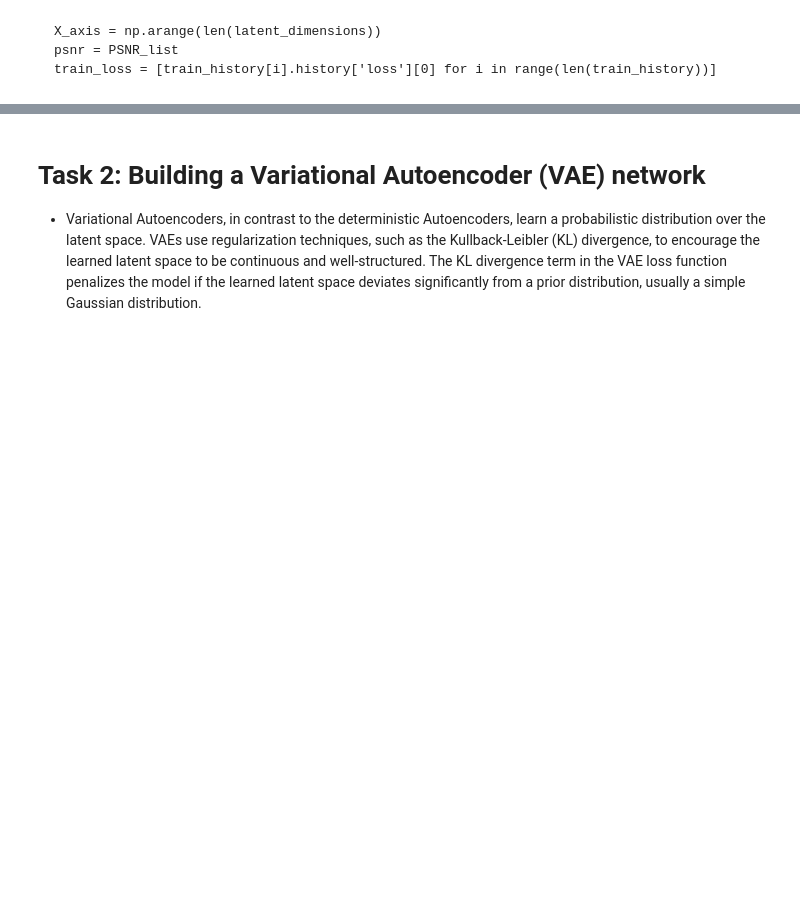
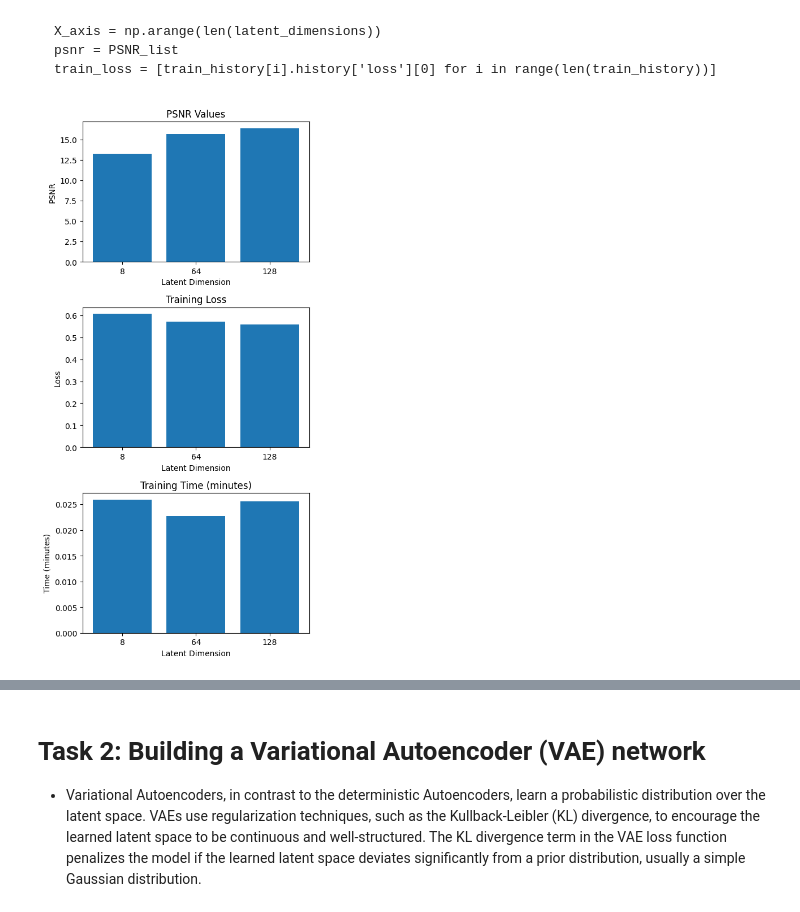
Before and after one commit to SushantSriv/Background-Generator, a Jupyter notebook: CA4_Template.ipynb, the cells around one changed output, grey strips where cells are left out. Drawn from its saved outputs; the diff is of its cells as text; code cells hidden in the pictures; blank space fills up the shorter version.

```diff
--- a/CA4_Template.ipynb
+++ b/CA4_Template.ipynb
@@ -407,3 +539,38 @@ train_loss = [train_history[i].history['loss'][0] for i in range(len(train_histo
+# %%
+# Plot
+import matplotlib.pyplot as plt
+import numpy as np
+
+X_axis = np.arange(len(latent_dimensions))
+psnr = PSNR_list
+train_loss = [train_history[i].history['loss'][0] for i in range(len(train_history))]
+train_time = np.array(train_time) / 60.0  # Convert training time to minutes for better readability
+
+# Plotting
+fig, axs = plt.subplots(3, 1, figsize=(5, 10))
+
+# Plot PSNR values
+axs[0].bar(X_axis, psnr, tick_label=[f'{dim}' for dim in latent_dimensions])
+axs[0].set_title('PSNR Values')
+axs[0].set_xlabel('Latent Dimension')
+axs[0].set_ylabel('PSNR')
+
+# Plot training loss
+axs[1].bar(X_axis, train_loss, tick_label=[f'{dim}' for dim in latent_dimensions])
+axs[1].set_title('Training Loss')
+axs[1].set_xlabel('Latent Dimension')
+axs[1].set_ylabel('Loss')
+
+# Plot training time
+axs[2].bar(X_axis, train_time, tick_label=[f'{dim}' for dim in latent_dimensions])
+axs[2].set_title('Training Time (minutes)')
+axs[2].set_xlabel('Latent Dimension')
+axs[2].set_ylabel('Time (minutes)')
+
+plt.tight_layout()
+plt.show()
+# %% [output]
+[figure, added]
 # %% [markdown]
 ## Task 1.3.4: Discuss:
 1. **What is a latent representation in the context of machine learning, and how does it differ from the original data representation?**
```
Also changed, not shown: parts of 24 cells of this notebook.
